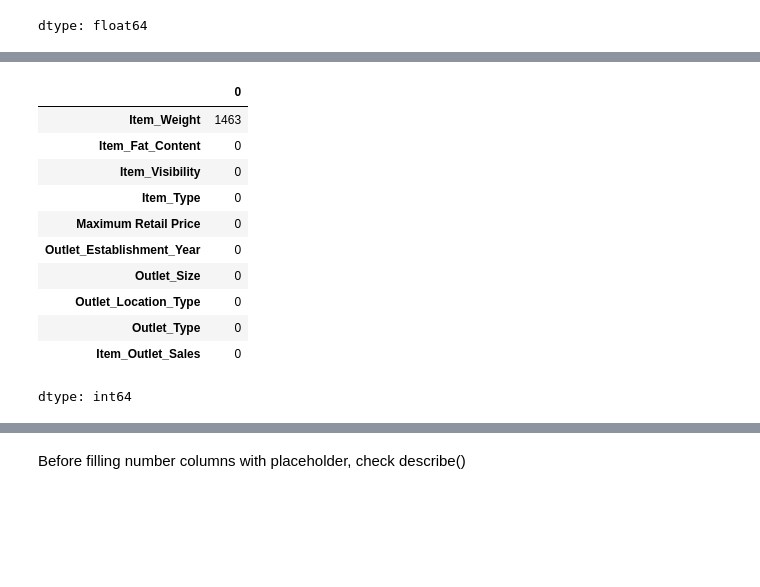
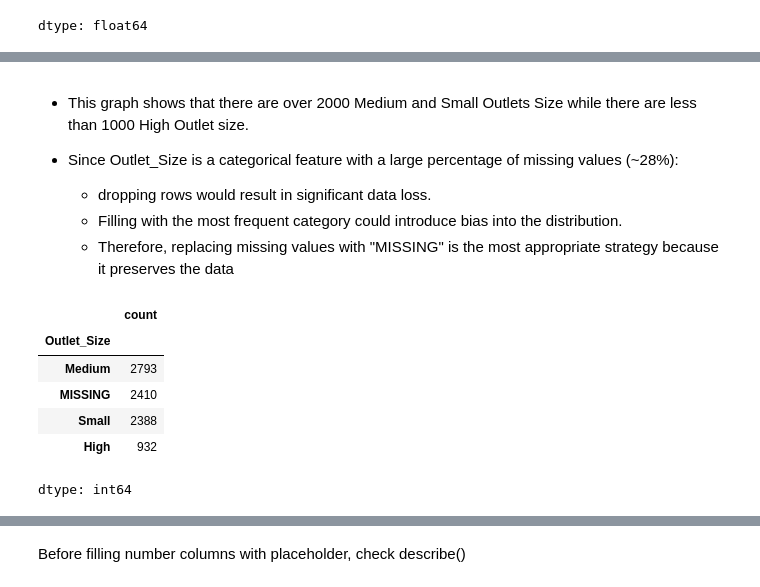
Before and after one commit to swirita/Prediction-of-Product-Sales, a Jupyter notebook: Prediction_of_Product_Sales.ipynb, the cells around one changed output, grey strips where cells are left out. Drawn from its saved outputs; the diff is of its cells as text; code cells hidden in the pictures; blank space fills up the shorter version.

```diff
--- a/Prediction_of_Product_Sales.ipynb
+++ b/Prediction_of_Product_Sales.ipynb
@@ -178,19 +195,21 @@ num_cols=df.select_dtypes('number').columns
+# %% [markdown]
+- This graph shows that there are over 2000 Medium and Small Outlets Size while there are less than 1000 High Outlet size.
+
+- Since Outlet_Size is a categorical feature with a large percentage of missing values (~28%):
+  - dropping rows would result in significant data loss.
+  - Filling with the most frequent category could introduce bias into the distribution.
+  - Therefore, replacing missing values with "MISSING" is the most appropriate strategy because it preserves the data
 # %%
 # adress missing values in df (categorical/string) with placeholder MISSING
-df[cat_cols]=df[cat_cols].fillna('MISSING')
+df['Outlet_Size']=df['Outlet_Size'].fillna('MISSING')
 
 # check for applied changes
-df.isna().sum()
+df['Outlet_Size'].value_counts()
 # %% [output]
-|  | 0 |
-| Item_Weight | 1463 |
-| Item_Fat_Content | 0 |
-| Item_Visibility | 0 |
-| Item_Type | 0 |
-| Maximum Retail Price | 0 |
-| Outlet_Establishment_Year | 0 |
-| Outlet_Size | 0 |
-| Outlet_Location_Type | 0 |
-| Outlet_Type | 0 |
-| Item_Outlet_Sales | 0 |
+|  | count |
+| Outlet_Size |  |
+| Medium | 2793 |
+| MISSING | 2410 |
+| Small | 2388 |
+| High | 932 |
 dtype: int64
```
Also changed, not shown: parts of 13 cells of this notebook.
